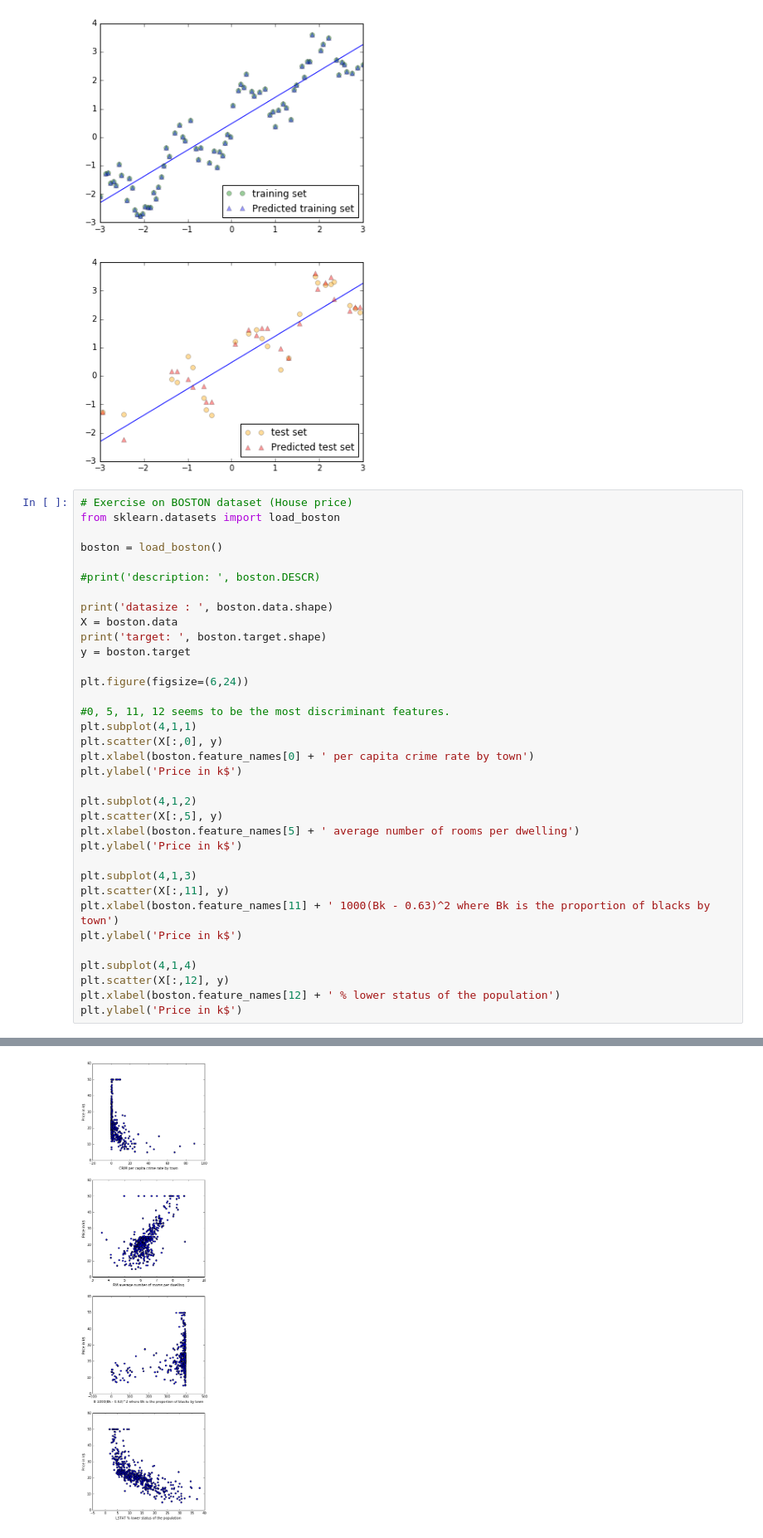
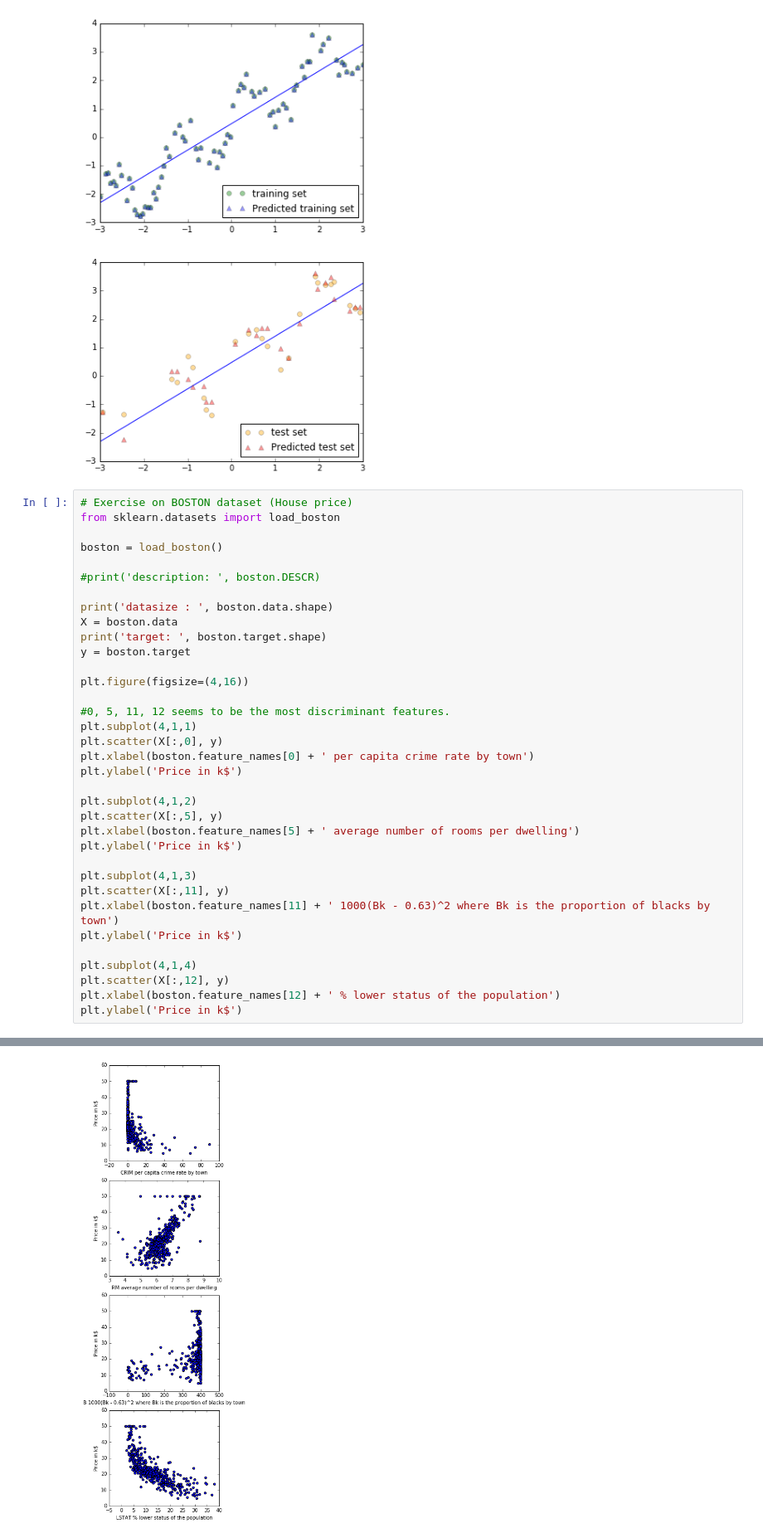
Before and after one commit to MrGreenRubato/notebooks, a Jupyter notebook: SciPy 2016 - Tutorial Part 4 - Supervised Learning - Regression.ipynb, the cells around one changed output, grey strips where cells are left out. Shown at 83% size. Cells and saved outputs as stored; diff of their text form.

```diff
--- a/SciPy 2016 - Tutorial Part 4 - Supervised Learning - Regression.ipynb
+++ b/SciPy 2016 - Tutorial Part 4 - Supervised Learning - Regression.ipynb
@@ -94,32 +94,32 @@ boston = load_boston()
 print('datasize : ', boston.data.shape)
 X = boston.data
 print('target: ', boston.target.shape)
 y = boston.target
 
-plt.figure(figsize=(6,24))
+plt.figure(figsize=(4,16))
 
 #0, 5, 11, 12 seems to be the most discriminant features.
 plt.subplot(4,1,1)
 plt.scatter(X[:,0], y)
 plt.xlabel(boston.feature_names[0] + ' per capita crime rate by town')
 plt.ylabel('Price in k$')
 
 plt.subplot(4,1,2)
 plt.scatter(X[:,5], y)
 plt.xlabel(boston.feature_names[5] + ' average number of rooms per dwelling')
 plt.ylabel('Price in k$')
 
 plt.subplot(4,1,3)
 plt.scatter(X[:,11], y)
 plt.xlabel(boston.feature_names[11] + ' 1000(Bk - 0.63)^2 where Bk is the proportion of blacks by town')
 plt.ylabel('Price in k$')
 
 plt.subplot(4,1,4)
 plt.scatter(X[:,12], y)
 plt.xlabel(boston.feature_names[12] + ' % lower status of the population')
 plt.ylabel('Price in k$')
 # %% [output]
 datasize :  (506, 13)
 target:  (506,)
 <matplotlib.text.Text at 0x...>
-[figure, old version]
+[figure, new version]
```
Also changed, not shown: parts of 1 cell of this notebook, 1 other file.
